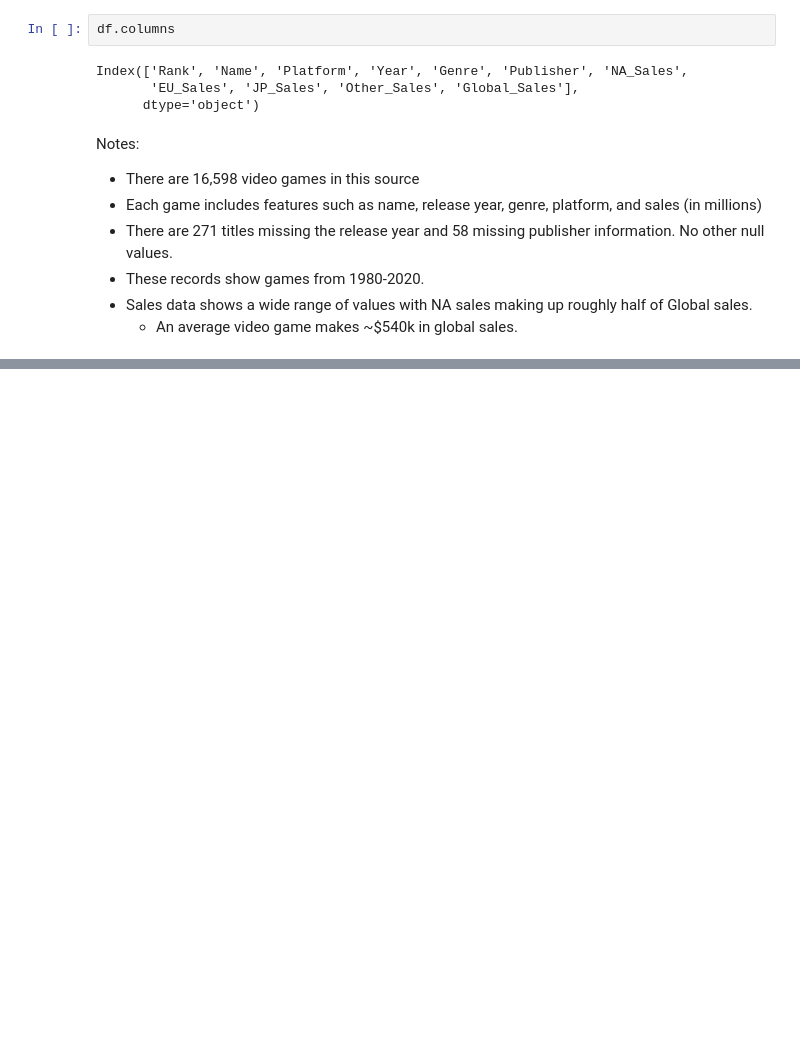
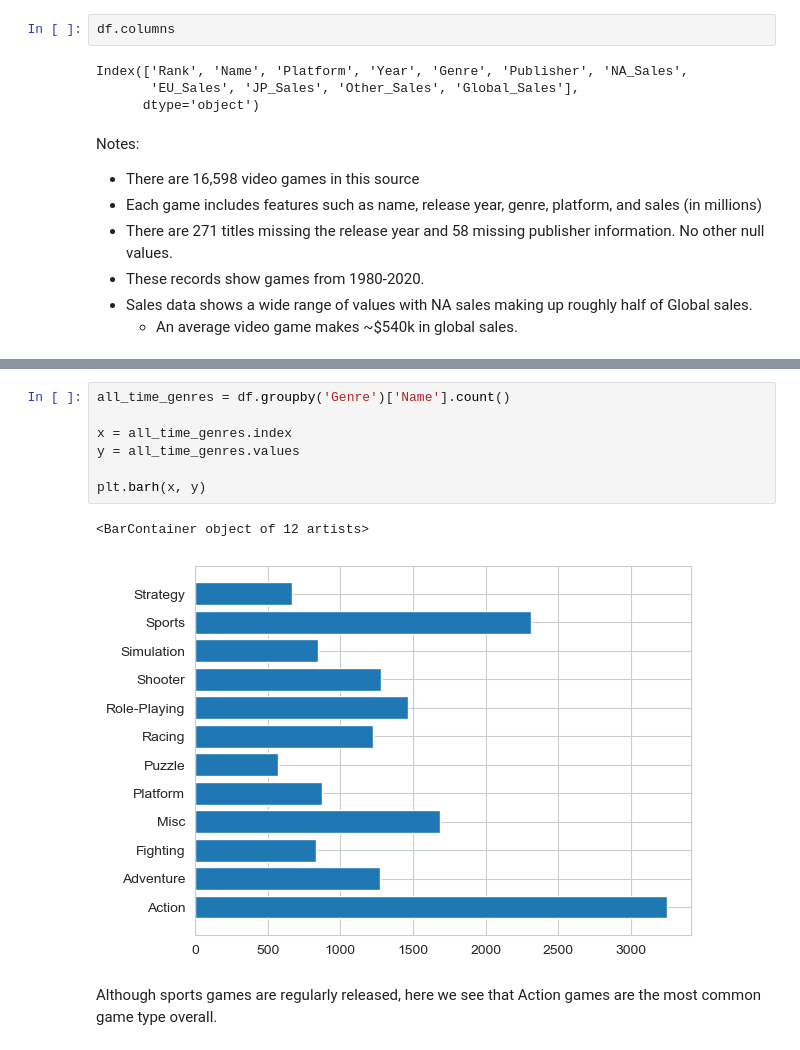
Before and after one commit to elijahlopez94/gaming_eda_and_machine_learning, a Jupyter notebook: video_games_eda.ipynb, the cells around one changed output, grey strips where cells are left out. Drawn from its saved outputs; the diff is of its cells as text; blank space fills up the shorter version.

```diff
--- a/video_games_eda.ipynb
+++ b/video_games_eda.ipynb
@@ -79,0 +283,12 @@ Notes:
+# %%
+all_time_genres = df.groupby('Genre')['Name'].count()
+
+x = all_time_genres.index
+y = all_time_genres.values
+
+plt.barh(x, y)
+# %% [output]
+<BarContainer object of 12 artists>
+[figure, added]
+# %% [markdown]
+Although sports games are regularly released, here we see that Action games are the most common game type overall.
```
Also changed, not shown: parts of 17 cells of this notebook.
